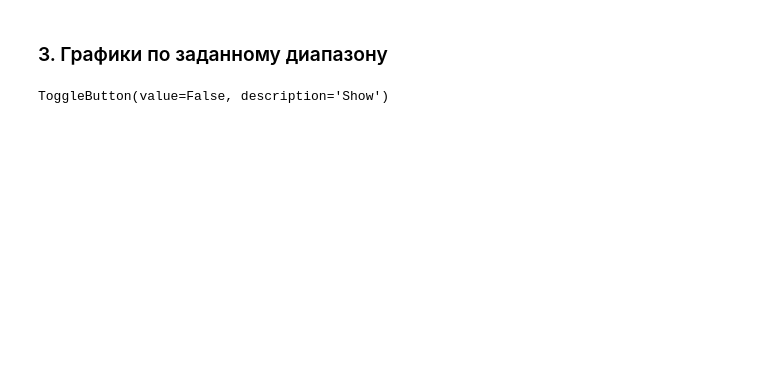
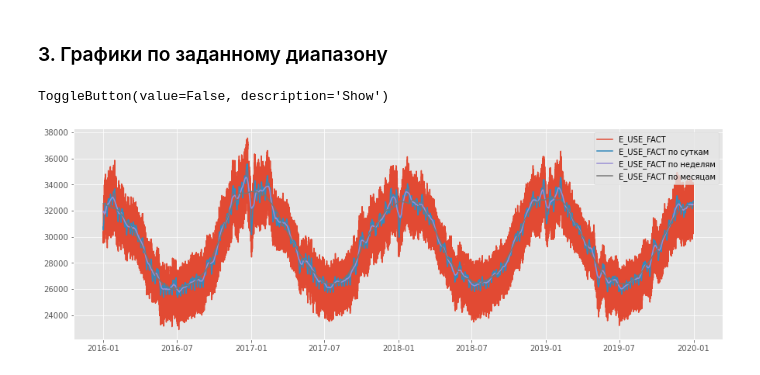
Before and after one commit to akhmetovcr/inn_btg_final, a Jupyter notebook: main.ipynb, the cells around one changed output. Cells and saved outputs as stored; diff of their text form; code cells hidden in the pictures; blank space fills up the shorter version.

```diff
--- a/main.ipynb
+++ b/main.ipynb
@@ -181,19 +157,8 @@ HBox(graph_cbs)
 # %% [markdown]
 ### 3. Графики по заданному диапазону
 # %%
-# Сглаживание скользящим средним
-def running_mean(y: np.ndarray, window: int) -> np.ndarray:
-    yc = np.pad(y, window, mode='symmetric')
-    yy = y.copy()
-    for wi in range(window, len(y) + window):
-        yy[wi - window] = np.nanmean(yc[wi - window: wi + window])
+from data_pre_proc import running_mean, filter_by_date
 
-    return yy
-
-# фильтруем по датам
-def filter_by_date(data_frame):
-    global date_from, date_to
-    return (date_from <= data_frame['DATE_TIME']) & (data_frame['DATE_TIME'] <= date_to)
 
 
 # # фильтруем по зонам
@@ -219,35 +184,38 @@ def filter_by_date(data_frame):
 
 tb = ToggleButton(
     value=False,
     description='Show'
     )
 
 def on_show(state):
     global df
     global graphs, graph_checked
 
+    global date_from, date_to
+
     # очищаем экран
     clear_output(wait=True)
     display(tb)
     # фильтруем данные
-    filtered = df[filter_by_date(df)
+    filtered = df[filter_by_date(df, date_from, date_to)
 #                   & filter_by_zones(df)
 #                   & filter_by_sys(df)
                  ]
 
     # выводим на экран
 #     for sys_key in filtered['POWER_SYS_ID'].unique():
 #         sys_df = filtered[filtered['POWER_SYS_ID'] == sys_key]
     sys_df = filtered
 #     power_key = 'E_USE_FACT'
     for power_key in graphs:
 #         if graph_checked[power_key]:
-        plt.plot(sys_df['DATE_TIME'], sys_df[power_key], label='{0}'.format(power_key))
-        plt.plot(sys_df['DATE_TIME'], running_mean(sys_df[power_key].values, 24), label='{0} по суткам'.format(power_key))
-        plt.plot(sys_df['DATE_TIME'], running_mean(sys_df[power_key].values, 24 * 7), label='{0} по неделям'.format(power_key))
-        plt.plot(sys_df['DATE_TIME'], running_mean(sys_df[power_key].values, 24 * 7 * 4), label='{0} по месяцам'.format(power_key))
+        plt.plot(sys_df[power_key], label='{0}'.format(power_key))
+        plt.plot(sys_df.index, running_mean(sys_df[power_key].values, 24), label='{0} по суткам'.format(power_key))
+        plt.plot(sys_df.index, running_mean(sys_df[power_key].values, 24 * 7), label='{0} по неделям'.format(power_key))
+        plt.plot(sys_df.index, running_mean(sys_df[power_key].values, 24 * 7 * 4), label='{0} по месяцам'.format(power_key))
     plt.legend()
 tb.observe(on_show, names='value')
 on_show({})
 # %% [output]
 ToggleButton(value=False, description='Show')
+[figure, added]
```
Also changed, not shown: parts of 2 cells of this notebook, 2 other files.
